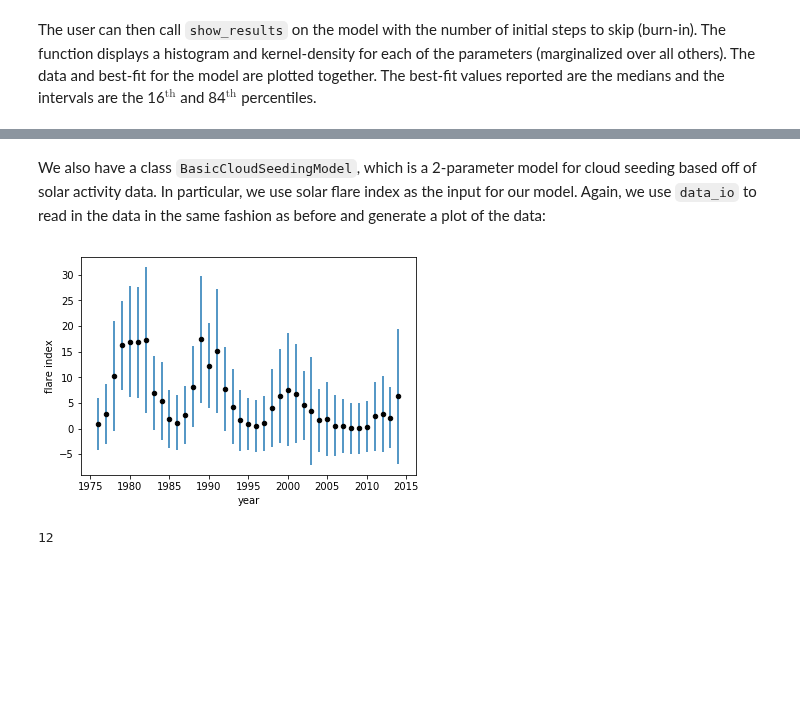
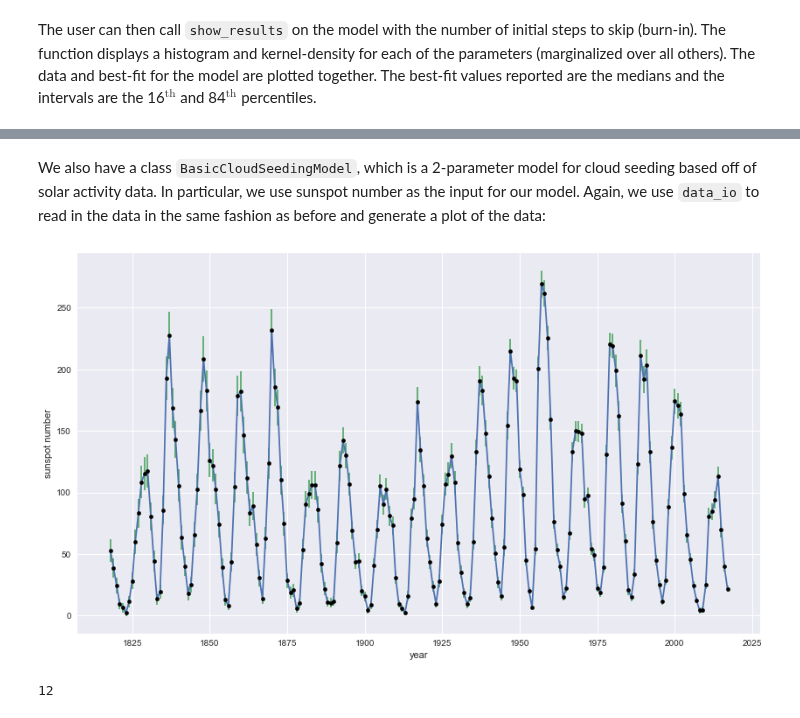
Before and after one commit to mrowan137/Climate, a Jupyter notebook: tutorial.ipynb, the cells around one changed output, grey strips where cells are left out. Drawn from its saved outputs; the diff is of its cells as text; code cells hidden in the pictures; blank space fills up the shorter version.

```diff
--- a/tutorial.ipynb
+++ b/tutorial.ipynb
@@ -100,7 +111,7 @@ SCM.show_results(burnin=100)
 # %% [markdown]
-We also have a class `BasicCloudSeedingModel`, which is a 2-parameter model for cloud seeding based off of solar activity data. In particular, we use solar flare index as the input for our model. Again, we use `data_io` to read in the data in the same fashion as before and generate a plot of the data:
+We also have a class `BasicCloudSeedingModel`, which is a 2-parameter model for cloud seeding based off of solar activity data. In particular, we use sunspot number as the input for our model. Again, we use `data_io` to read in the data in the same fashion as before and generate a plot of the data:
 # %%
 # Cloud Seeding Model, plot of flare data
 fileload = data_io.get_example_data_file_path(
-    'flare-index_total_*.txt', data_dir='data/flares')
-data_flares = data_io.load_data_flare(fileload, verbose=0)
+    'SN_y_tot_V2.0.txt', data_dir='data/sunspots')
+data_sunspots = data_io.load_data_y_sunspot(fileload)
@@ -112,10 +118,19 @@ flares_unc = data_flares['flares_index_unc'].values
+# %%
+# We will focus on times from 1818 onwards (uncertainties not present earlier)
+# Additionally, the yearly averages are centered at the middle of each year,
+# but in our convention with the temperature data, we take the floor of this number
+years_sunspots = np.floor(data_sunspots['year'].values[118::])
+sunspots = data_sunspots['yearly_sunspot_number'].values[118::]
+sunspots_unc = data_sunspots['stdev'].values[118::]
 # %%
 #Plot the data
-plt.errorbar(years_flares, flares, flares_unc,  linestyle='none')
-plt.scatter(years_flares, flares, c='k', zorder=5, s=20, label='data')
+plt.figure(figsize=(14,8))
+plt.plot(years_sunspots, sunspots)
+plt.errorbar(years_sunspots, sunspots, sunspots_unc,  linestyle='none')
+plt.scatter(years_sunspots, sunspots, c='k', zorder=5, s=20, label='data')
 plt.xlabel('year')
-plt.ylabel('flare index');
+plt.ylabel('sunspot number');
 # %% [output]
-[figure, old version]
+[figure, new version]
 # %%
 # Create GPR interpolator object
```
Also changed, not shown: parts of 16 cells of this notebook, 2 other files.
